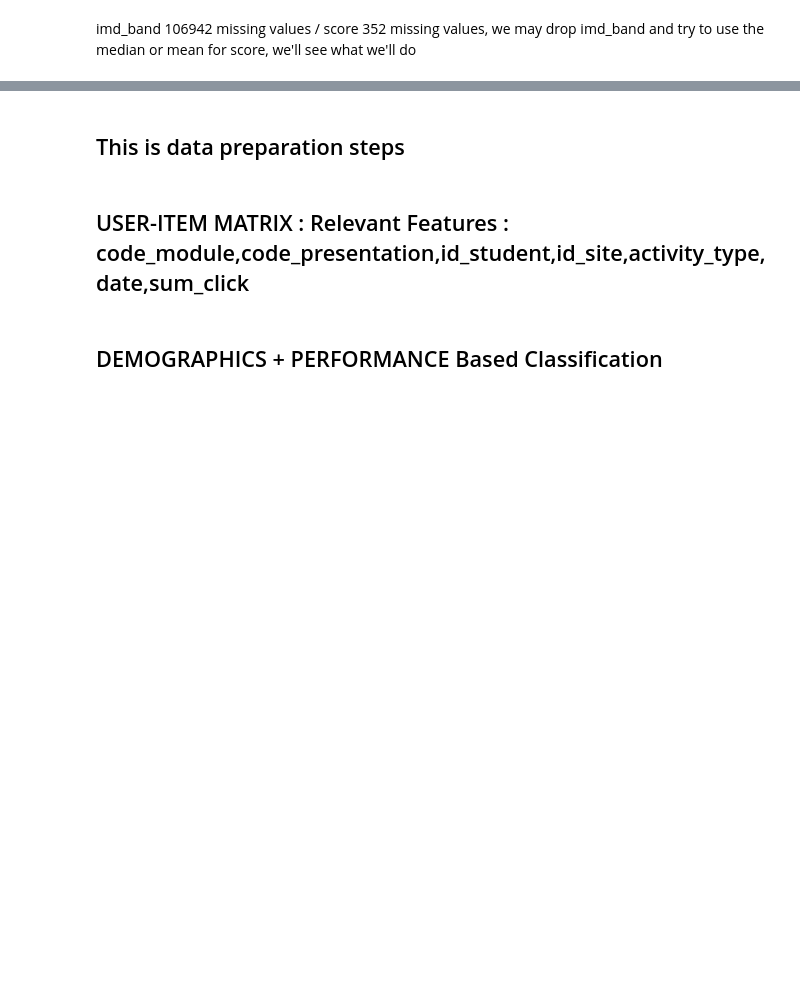
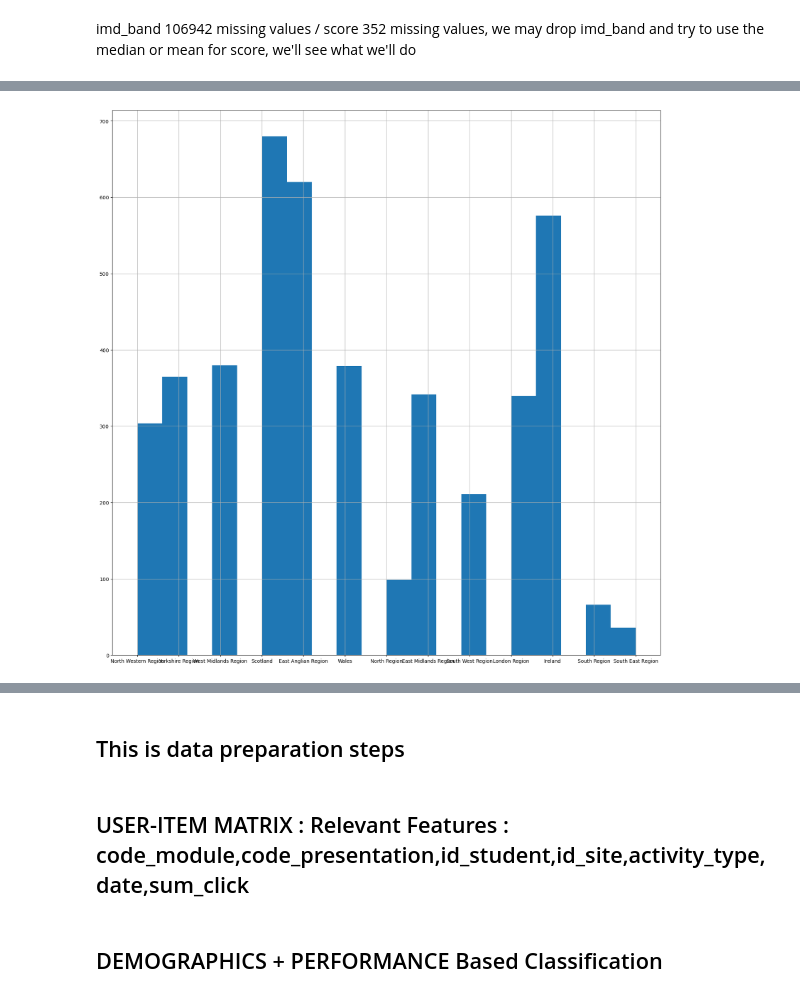
Before and after one commit to LBohry/RecommendationSystem, a Jupyter notebook: collab_dataexploration.ipynb, the cells around one changed output, grey strips where cells are left out. Drawn from its saved outputs; the diff is of its cells as text; code cells hidden in the pictures; blank space fills up the shorter version.

```diff
--- a/collab_dataexploration.ipynb
+++ b/collab_dataexploration.ipynb
@@ -58,0 +115,9 @@ plt.show()
+# %%
+# check chbehom 50000 jeybin 0 score, why ?
+score_zero_df = grouped_df[grouped_df['score'] == 0]
+#included_cols = ['highest_education', 'imd_band', 'age_band', 'num_of_prev_attempts', 'sum_click', 'is_banked', 'date_submitted', 'gender', 'region', 'disability']
+
+score_zero_df["region"].hist(figsize=(20, 20), bins=20)
+plt.show()
+# %% [output]
+[figure, added]
```
Also changed, not shown: parts of 11 cells of this notebook, 2 other files.
